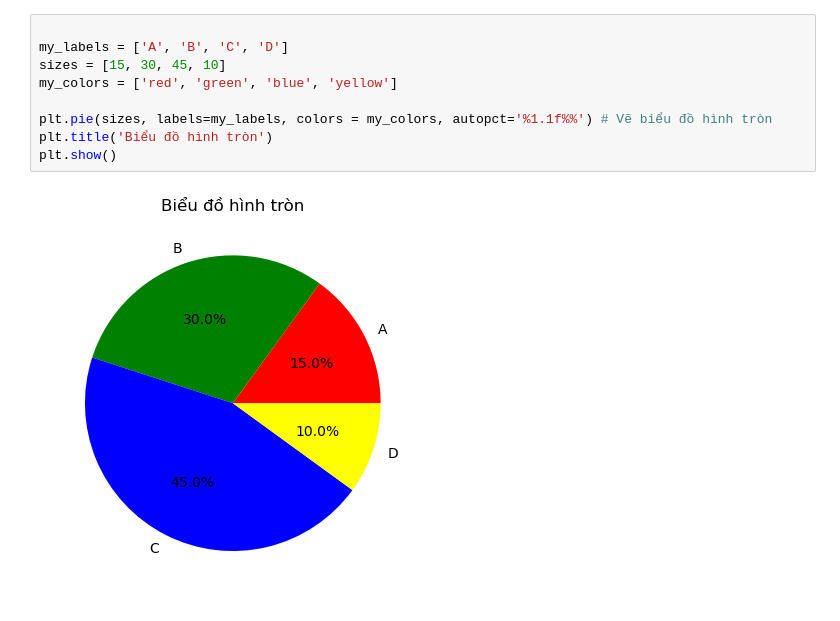
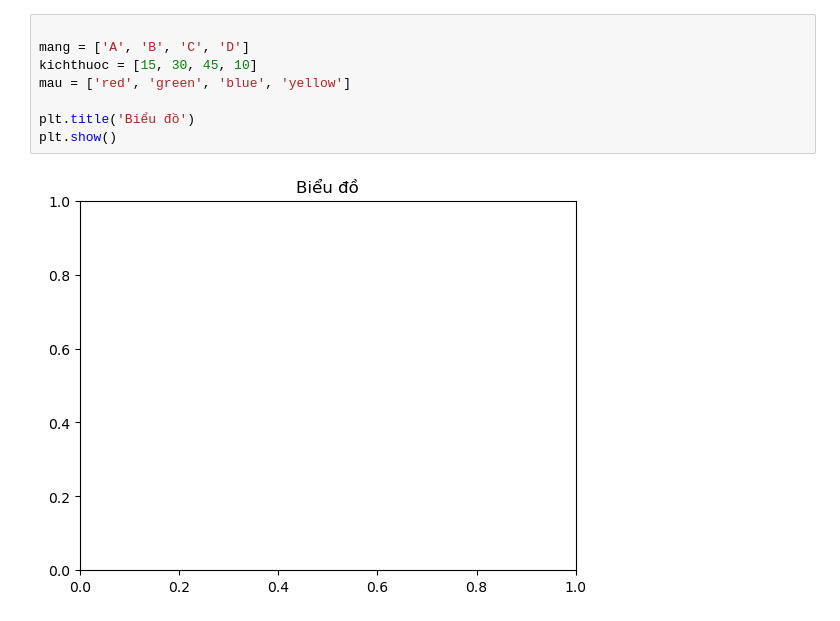
Before and after one commit to qdatdevelop/thigiacmaytinh, a Jupyter notebook: 08.ipynb, the cells around one changed output. Drawn from its saved outputs; the diff is of its cells as text.

```diff
--- a/08.ipynb
+++ b/08.ipynb
@@ -31,15 +29,14 @@ plt.show()
 [figure]
 # %%
 
-my_labels = ['A', 'B', 'C', 'D']
-sizes = [15, 30, 45, 10]
-my_colors = ['red', 'green', 'blue', 'yellow']
+mang = ['A', 'B', 'C', 'D']
+kichthuoc = [15, 30, 45, 10]
+mau = ['red', 'green', 'blue', 'yellow']
 
-plt.pie(sizes, labels=my_labels, colors = my_colors, autopct='%1.1f%%') # Vẽ biểu đồ hình tròn
-plt.title('Biểu đồ hình tròn')
+plt.title('Biểu đồ')
 plt.show()
 # %% [output]
-[figure, old version]
+[figure, new version]
 # %%
 import matplotlib.pyplot as plt
 
```
Also changed, not shown: parts of 8 cells of this notebook, 8 other files.
